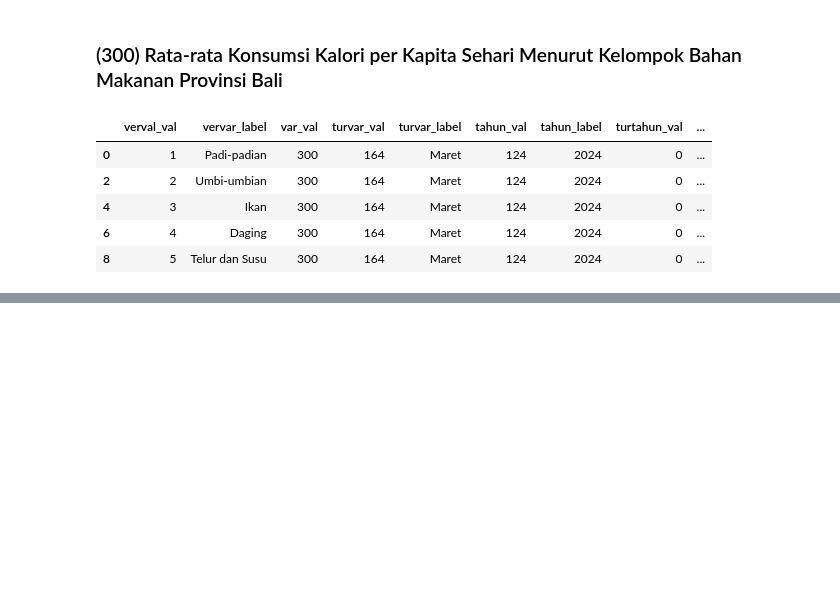
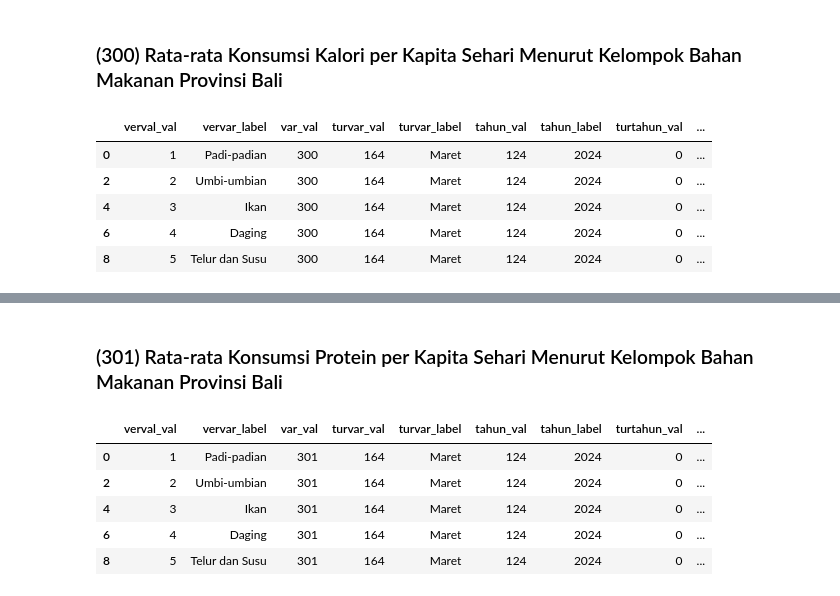
Before and after one commit to YudiHardiyanta/sdi, a Jupyter notebook: Nisa/code.ipynb, the cells around one changed output, grey strips where cells are left out. Drawn from its saved outputs; the diff is of its cells as text; code cells hidden in the pictures; blank space fills up the shorter version.

Commit message:
Update code & add data 300, 301, 303, 305

```diff
--- a/Nisa/code.ipynb
+++ b/Nisa/code.ipynb
@@ -695,3 +695,16 @@ data300_tb.head()
 | 4 | 5 | Telur dan Susu | 59.17 | 50.88 | 57.58 | ... |
 # %%
 data300_tb.to_excel(f'output/data_{varId}.xlsx', index=False)
+# %% [markdown]
+### (301) Rata-rata Konsumsi Protein per Kapita Sehari Menurut Kelompok Bahan Makanan Provinsi Bali
+# %%
+varId = 301
+data301=getDataByVarId(domain='5100',varId=varId)
+data301.head()
+# %% [output]
+|  | verval_val | vervar_label | var_val | turvar_val | turvar_label | tahun_val | tahun_label | turtahun_val | ... |
+| 0 | 1 | Padi-padian | 301 | 164 | Maret | 124 | 2024 | 0 | ... |
+| 2 | 2 | Umbi-umbian | 301 | 164 | Maret | 124 | 2024 | 0 | ... |
+| 4 | 3 | Ikan | 301 | 164 | Maret | 124 | 2024 | 0 | ... |
+| 6 | 4 | Daging | 301 | 164 | Maret | 124 | 2024 | 0 | ... |
+| 8 | 5 | Telur dan Susu | 301 | 164 | Maret | 124 | 2024 | 0 | ... |
```
Also changed, not shown: parts of 11 cells of this notebook, 4 other files.
